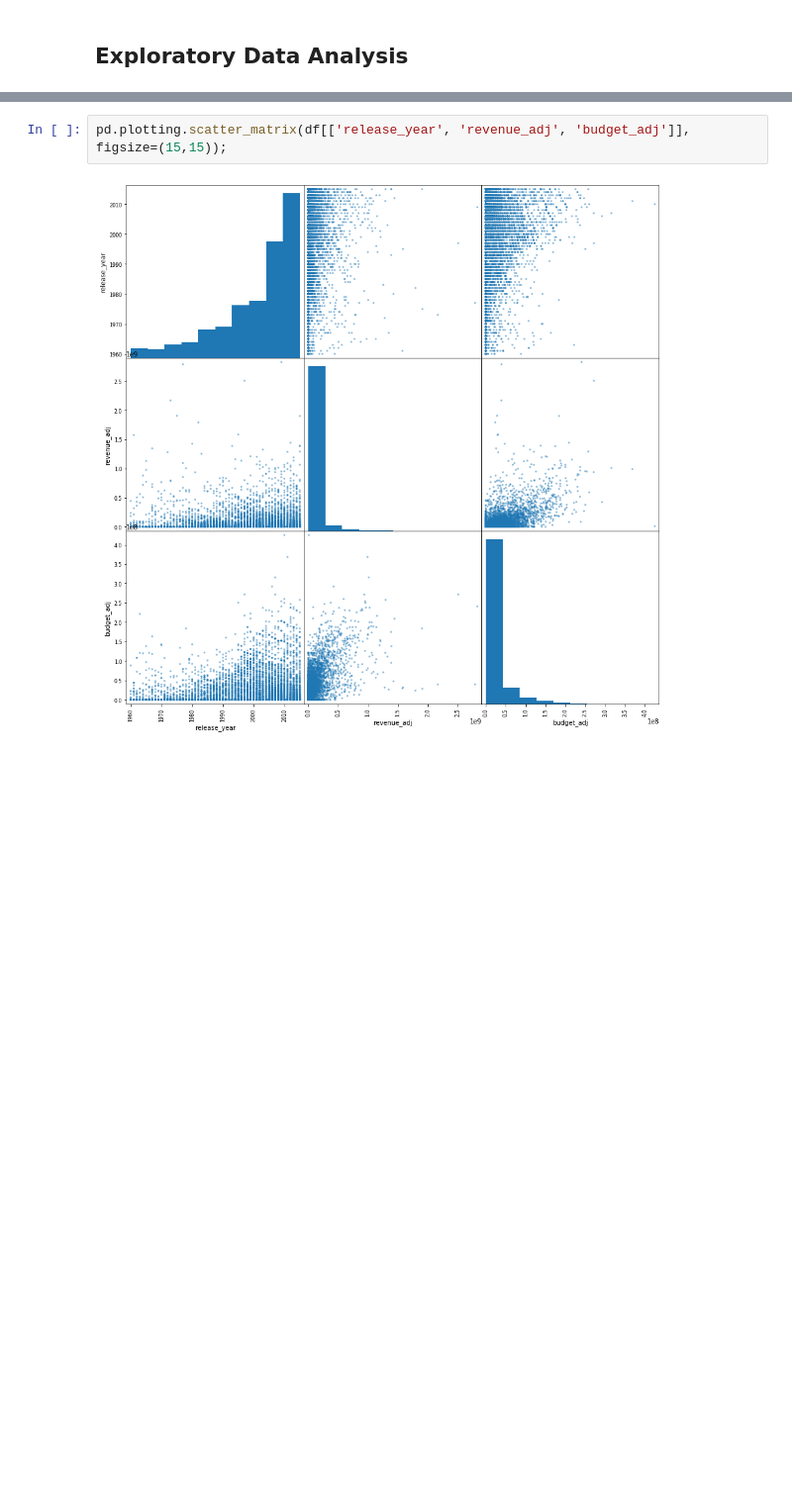
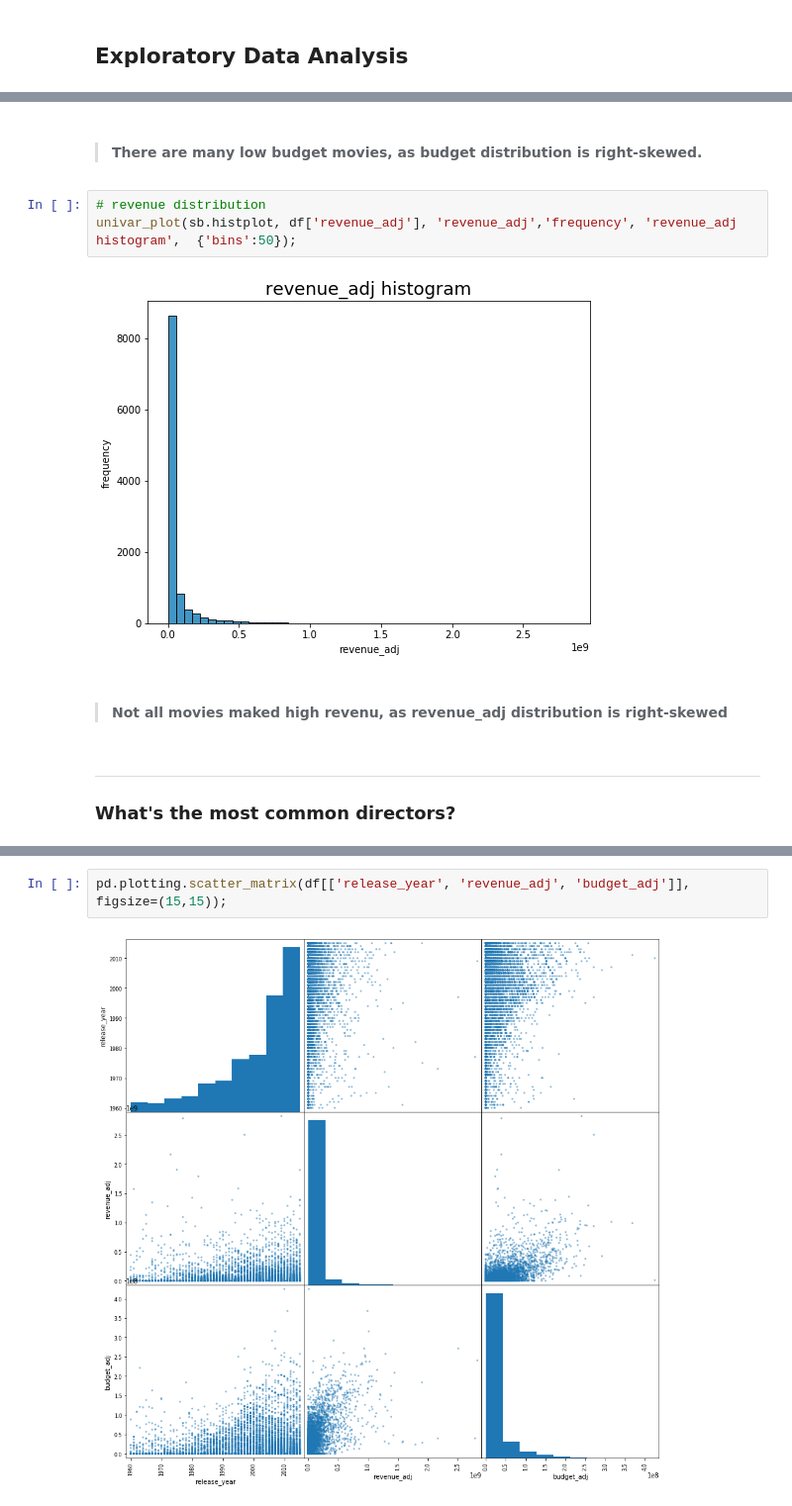
Before and after one commit to seifElislam/investigate-tmdb-movies-dataset, a Jupyter notebook: investigate-tmdb-movies-dataset.ipynb, the cells around one changed output, grey strips where cells are left out. Shown: that part at 99% size. Cells and saved outputs as stored; diff of their text form; blank space fills up the shorter version.

```diff
--- a/investigate-tmdb-movies-dataset.ipynb
+++ b/investigate-tmdb-movies-dataset.ipynb
@@ -361,0 +318,12 @@ plt.title('sum of revenue_adj Vs director for genre_drama at 2015');
+# %% [markdown]
+> #### There are many low budget movies, as budget distribution is right-skewed.
+# %%
+# revenue distribution
+univar_plot(sb.histplot, df['revenue_adj'], 'revenue_adj','frequency', 'revenue_adj histogram',  {'bins':50});
+# %% [output]
+[figure, added]
+# %% [markdown]
+> #### Not all movies maked high revenu, as revenue_adj distribution is right-skewed
+# %% [markdown]
+---
+###  What's the most common directors?
```
Also changed, not shown: parts of 49 cells of this notebook, 1 other file.
